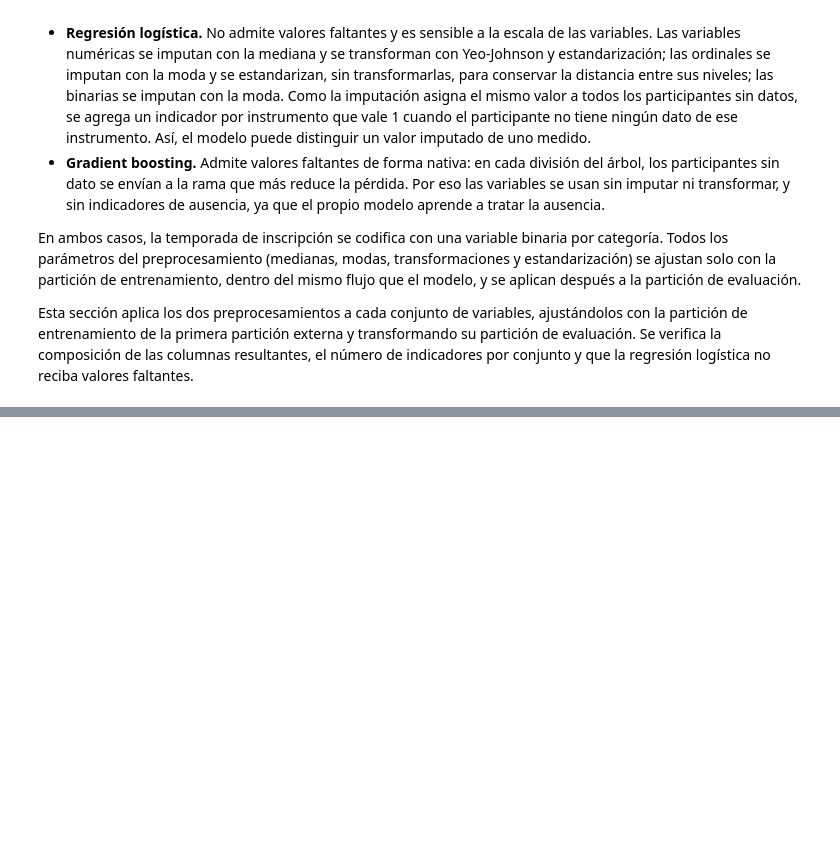
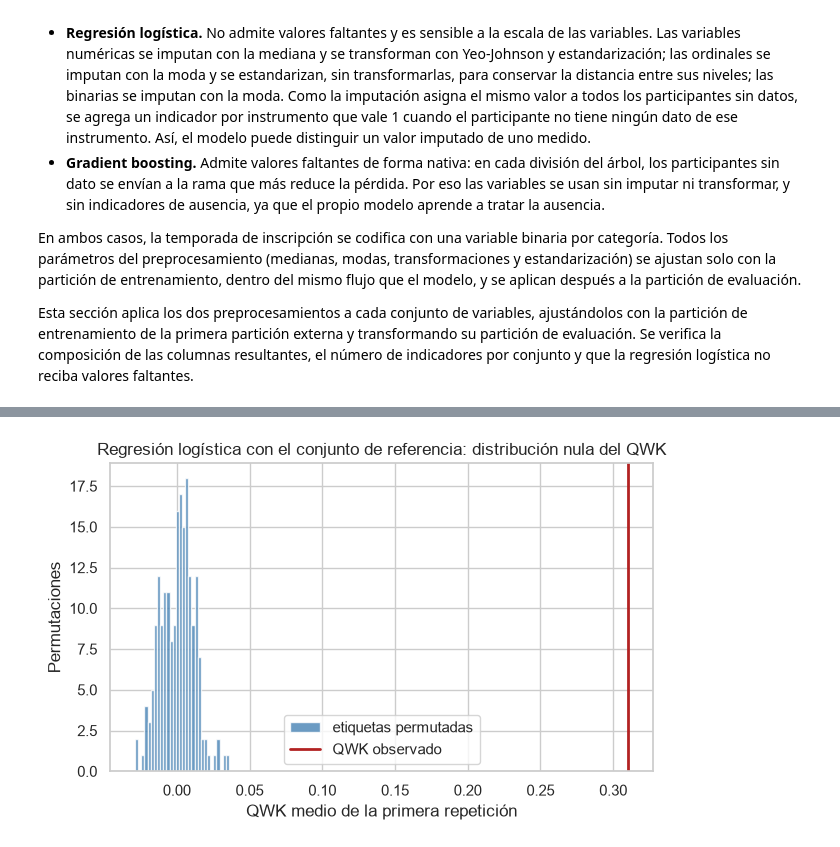
Before and after one commit to juanestebancg2806/piu-severity-prediction, a Jupyter notebook: notebooks/02_experimentos_iniciales.ipynb, the cells around one changed output, grey strips where cells are left out. Saved outputs shown, nothing was run; the diff lists cells and outputs as text; code cells hidden in the pictures; blank space fills up the shorter version.

```diff
--- a/notebooks/02_experimentos_iniciales.ipynb
+++ b/notebooks/02_experimentos_iniciales.ipynb
@@ -435,0 +551,24 @@ pd.Series(
+# %%
+N_PERMUTACIONES = 200
+
+pliegues_logistica, _ = resultados[("regresión logística", "reference")]
+qwk_observado = pliegues_logistica.loc[pliegues_logistica["repeat"] == 0, "qwk"].mean()
+
+qwk_nulo = permutation_null(
+    make_logistic_search(conjuntos["reference"]),
+    X_referencia,
+    y,
+    n_permutations=N_PERMUTACIONES,
+)
+valor_p = permutation_p_value(qwk_observado, qwk_nulo)
+
+pd.Series(
+    {
+        "QWK observado (primera repetición)": qwk_observado,
+        "QWK nulo: media": qwk_nulo.mean(),
+        "QWK nulo: percentil 95": np.percentile(qwk_nulo, 95),
+        "QWK nulo: máximo": qwk_nulo.max(),
+        "valor p": valor_p,
+    },
+    name="prueba de permutación",
+).round(4).to_frame()
@@ -435,0 +582,14 @@ pd.Series(
+# %%
+fig, ax = plt.subplots(figsize=(7, 4))
+ax.hist(qwk_nulo, bins=30, color="steelblue", alpha=0.8, label="etiquetas permutadas")
+ax.axvline(qwk_observado, color="firebrick", linewidth=2, label="QWK observado")
+ax.set(
+    xlabel="QWK medio de la primera repetición",
+    ylabel="Permutaciones",
+    title="Regresión logística con el conjunto de referencia: distribución nula del QWK",
+)
+ax.legend()
+save_figure(fig, "h1_permutacion_referencia", FIGURAS)
+plt.show()
+# %% [output]
+[figure, added]
```
Also changed, not shown: parts of 14 cells of this notebook, 1 other file.
